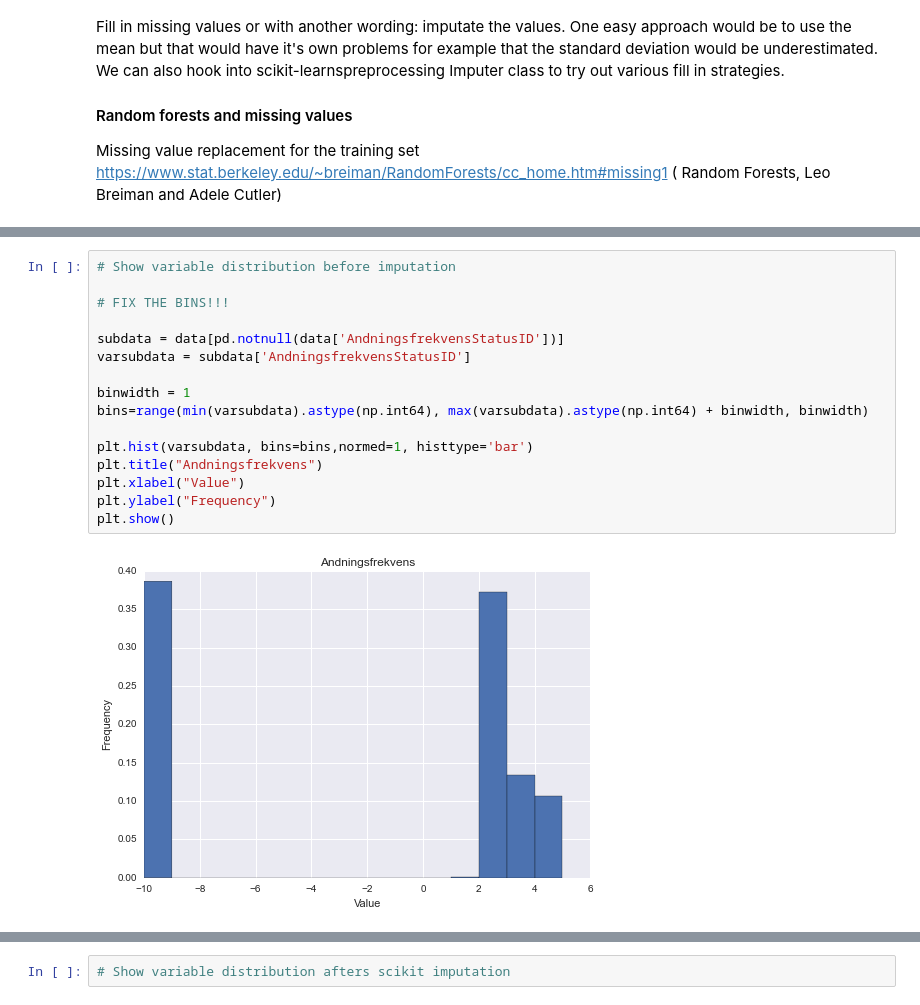
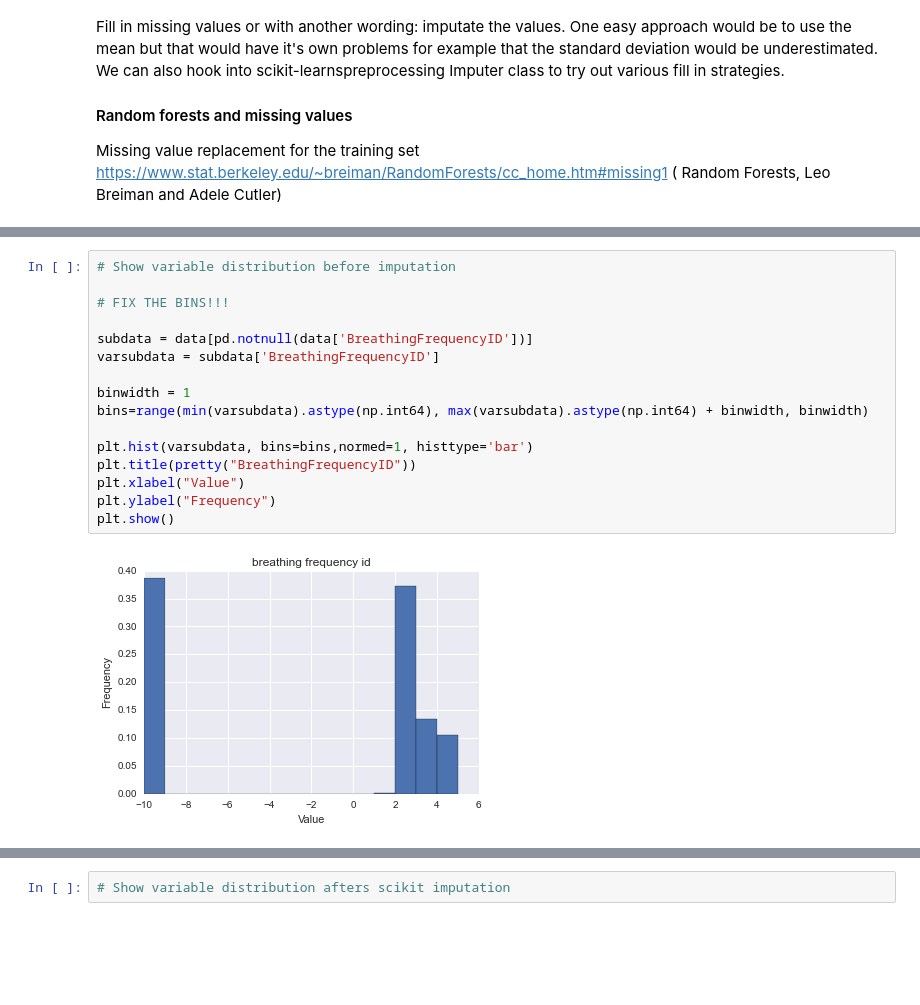
Before and after one commit to solomatov/cs109-project, a Jupyter notebook: ER.ipynb, the cells around one changed output, grey strips where cells are left out. Drawn from its saved outputs; the diff is of its cells as text; blank space fills up the shorter version.

```diff
--- a/ER.ipynb
+++ b/ER.ipynb
@@ -587,18 +590,18 @@ plt.show()
 # %%
 # Show variable distribution before imputation
 
 # FIX THE BINS!!!
 
-subdata = data[pd.notnull(data['AndningsfrekvensStatusID'])]
-varsubdata = subdata['AndningsfrekvensStatusID']
+subdata = data[pd.notnull(data['BreathingFrequencyID'])]
+varsubdata = subdata['BreathingFrequencyID']
 
 binwidth = 1
 bins=range(min(varsubdata).astype(np.int64), max(varsubdata).astype(np.int64) + binwidth, binwidth)
 
 plt.hist(varsubdata, bins=bins,normed=1, histtype='bar')
-plt.title("Andningsfrekvens")
+plt.title(pretty("BreathingFrequencyID"))
 plt.xlabel("Value")
 plt.ylabel("Frequency")
 plt.show()
 # %% [output]
-[figure, old version]
+[figure, new version]
```
Also changed, not shown: parts of 6 cells of this notebook.
